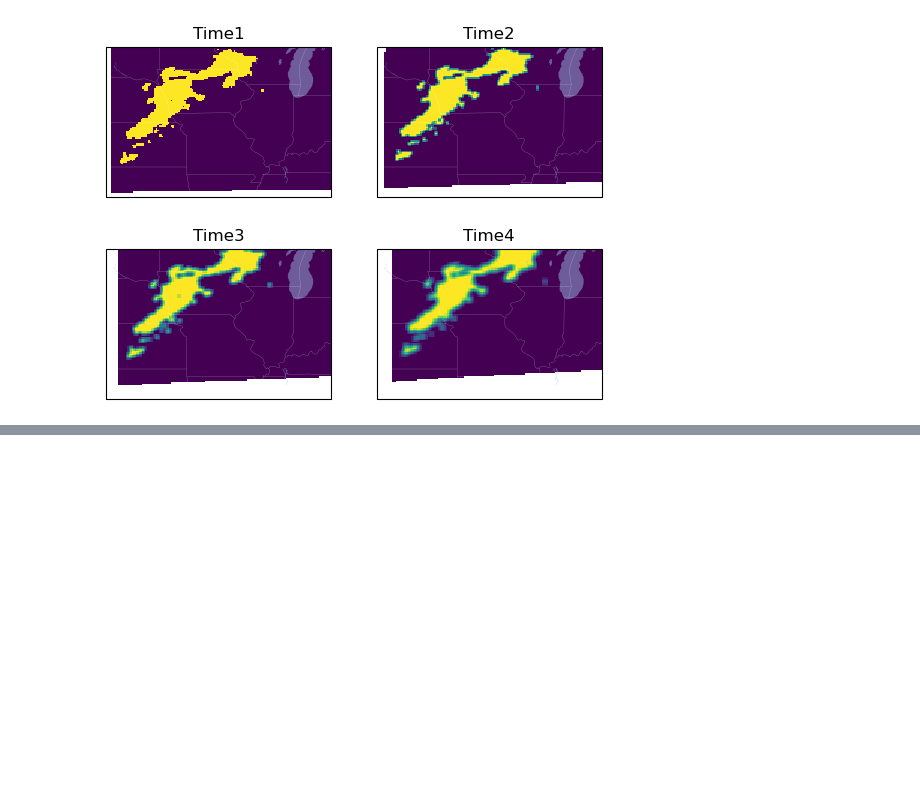
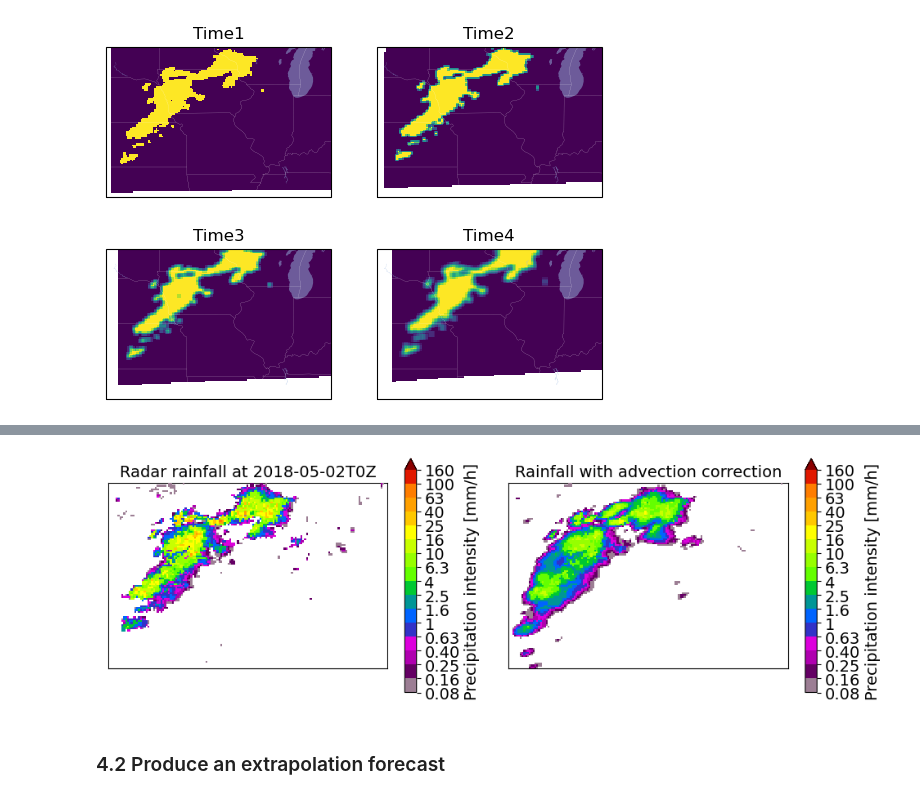
Before and after one commit to KaidiWisc/AOSMiniT, a Jupyter notebook: Pysteps/pystepsT.ipynb, the cells around one changed output, grey strips where cells are left out. Saved outputs shown, nothing was run; the diff lists cells and outputs as text; code cells hidden in the pictures; blank space fills up the shorter version.

```diff
--- a/Pysteps/pystepsT.ipynb
+++ b/Pysteps/pystepsT.ipynb
@@ -238,0 +281,13 @@ plt.show()
+# %%
+# Visualization using pySTEPS built-in function
+plt.figure(figsize=(10, 4))
+plt.subplot(121)
+plot_precip_field(precip[-1], title="Radar rainfall at 2018-05-02T0Z") # colorscale="STEPS-NL"
+plt.subplot(122)
+plot_precip_field(R_ac, title="Rainfall with advection correction") # colorscale="STEPS-NL"
+plt.tight_layout()
+plt.show()
+# %% [output]
+[figure, added]
+# %% [markdown]
+### 4.2 Produce an extrapolation forecast
```
Also changed, not shown: parts of 15 cells of this notebook.
